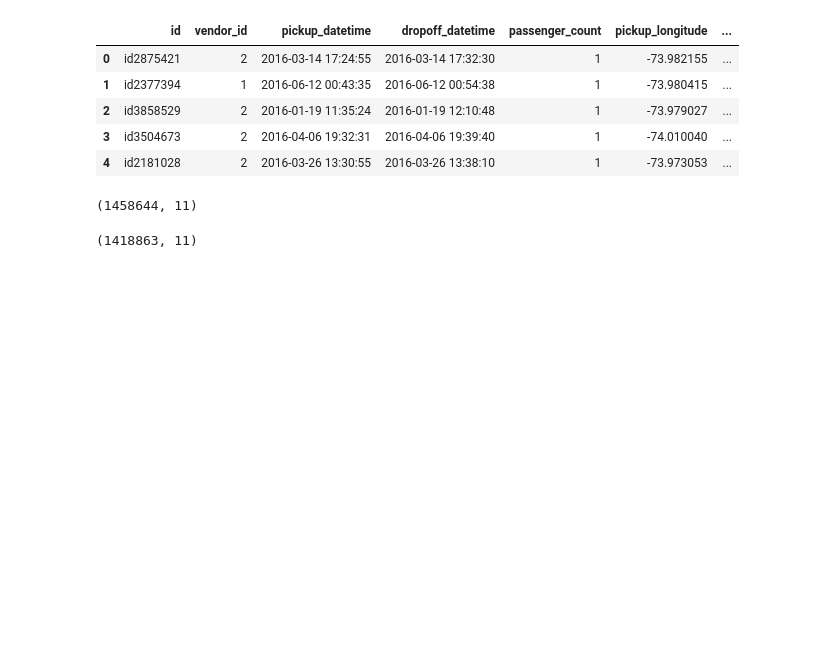
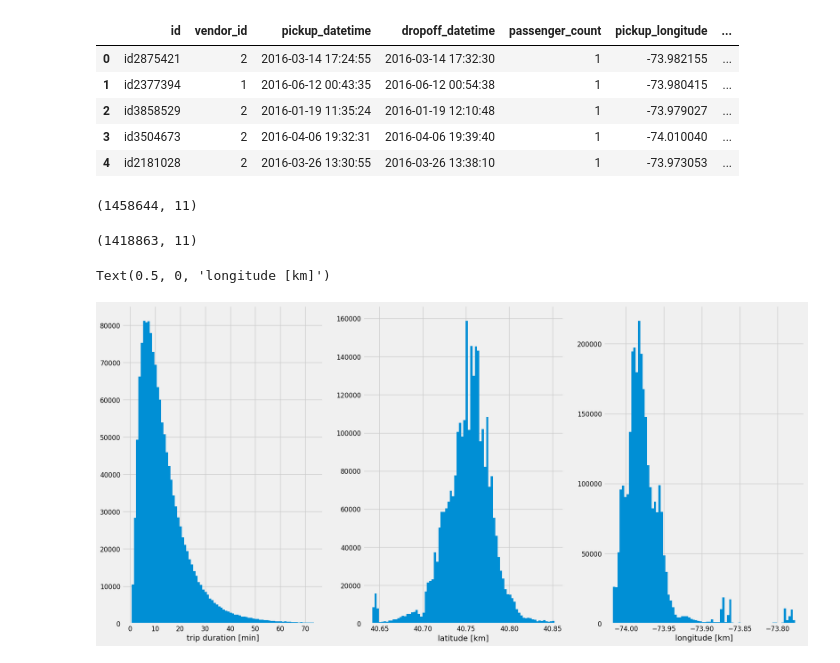
Before and after one commit to zxcvbbvvf/Kaggle-Competitions, a Jupyter notebook: New York City Taxi Trip Duration/Taxi Trip Duration Work.ipynb, the cells around one changed output. Saved outputs shown, nothing was run; the diff lists cells and outputs as text; code cells hidden in the pictures; blank space fills up the shorter version.

Commit message:
updated taxi trip duration work

```diff
--- a/New York City Taxi Trip Duration/Taxi Trip Duration Work.ipynb
+++ b/New York City Taxi Trip Duration/Taxi Trip Duration Work.ipynb
@@ -48,3 +48,31 @@ allLong = np.array(list(train['pickup_longitude']) + list(train['dropoff_longitu
 train.shape
 # %% [output]
 (1418863, 11)
+# %%
+# convert to sensible units
+median_lat = np.percentile(allLat, 50)
+median_long = np.percentile(allLong, 50)
+
+lat_multiplier = 111.32
+long_multiplier = np.cos(median_lat*(np.pi/180.0)) * 111.32
+
+train['duration [min]'] = train['trip_duration'] / 60.0
+train['src lat [km]'] = lat_multiplier * (train['pickup_latitude'] - median_lat)
+train['src long [km]'] = long_multiplier * (train['pickup_longitude'] - median_long)
+train['dst lat [km]'] = lat_multiplier * (train['dropoff_latitude'] - median_lat)
+train['dst long [km]'] = long_multiplier * (train['dropoff_longitude'] - median_long)
+
+all_lat = np.array(list(train['src lat [km]']) + list(train['dst lat [km]']))
+all_long = np.array(list(train['src long [km]']) + list(train['dst long [km]']))
+# %%
+# Plot the data
+fig, ax = plt.subplots(1, 3, figsize=(20,10))
+ax[0].hist(train['duration [min]'], 80)
+ax[0].set_xlabel('trip duration [min]')
+ax[1].hist(allLat, 80)
+ax[1].set_xlabel('latitude [km]')
+ax[2].hist(allLong, 80)
+ax[2].set_xlabel('longitude [km]')
+# %% [output]
+Text(0.5, 0, 'longitude [km]')
+[figure, added]
```
